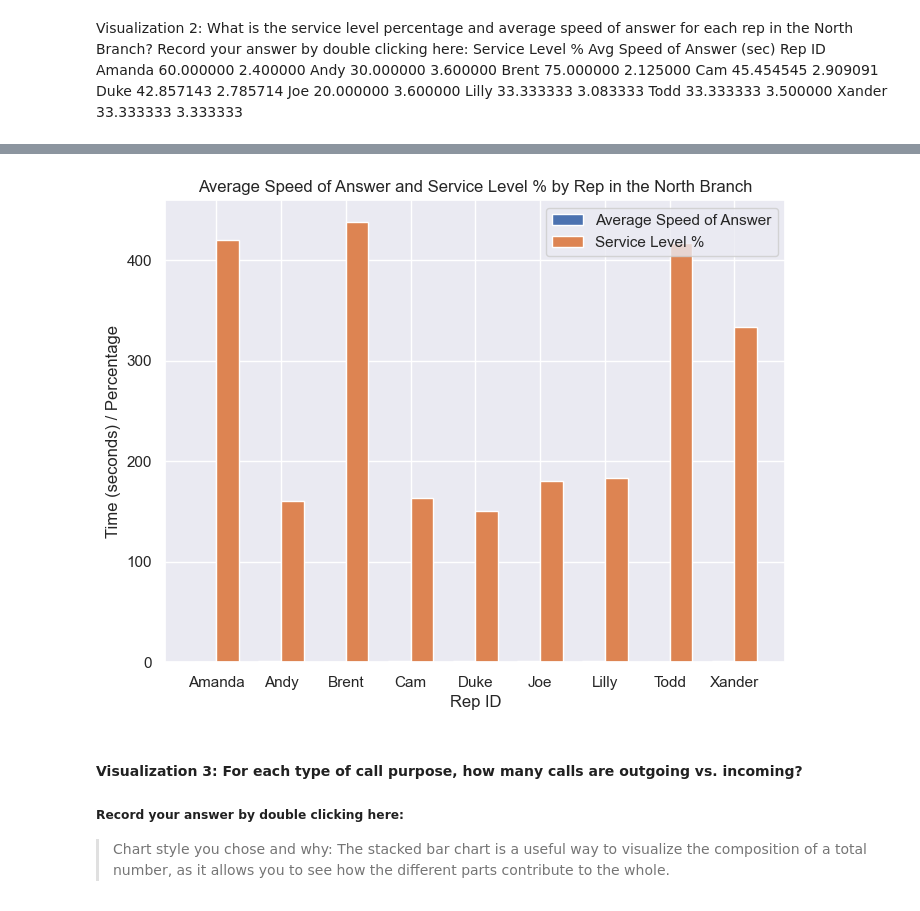
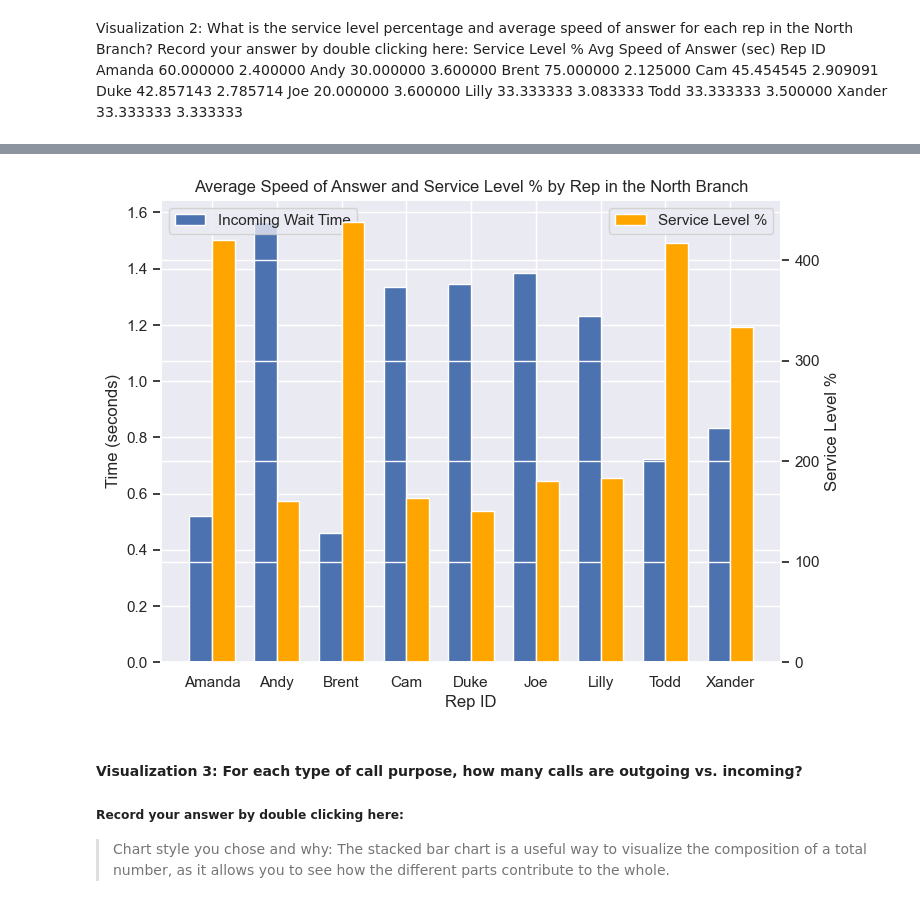
Before and after one commit to farasaidi/call-center-cleanup-assignment, a Jupyter notebook: Call_Center_Cleanup.ipynb, the cells around one changed output, grey strips where cells are left out. Saved outputs shown, nothing was run; the diff lists cells and outputs as text; code cells hidden in the pictures.

```diff
--- a/Call_Center_Cleanup.ipynb
+++ b/Call_Center_Cleanup.ipynb
@@ -445,18 +468,3 @@ Joe           20.000000                   3.600000
 Lilly         33.333333                   3.083333
 Todd          33.333333                   3.500000
 Xander        33.333333                   3.333333
-# %%
-north_df = df[df["Branch"] == "North"]
-incoming_calls = north_df[north_df["Incoming or Outgoing"] == "Incoming"]
-
-quick_calls = incoming_calls[incoming_calls["Incoming Wait Time"] <= 2.0]
-quick_stats = quick_calls.groupby("Rep ID")["Calls"].sum()
-
-total_stats = incoming_calls.groupby("Rep ID")["Calls"].sum()
-service_level = (quick_stats / total_stats) * 100
-avg_speed_of_answer = incoming_calls.groupby("Rep ID")["Incoming Wait Time"].mean()
-north_stats = pd.DataFrame({
-    "Service Level %": service_level,
-    "Avg Speed of Answer (sec)": avg_speed_of_answer
-})
-print(north_stats)
@@ -492,45 +488,53 @@ rep_calls = total_calls_in[["Rep ID", "Calls"]]
 total_stats = rep_calls.groupby(["Rep ID"]).sum() # Final Table
 
 #  Table 3: Service Level Percentage created via merge
 service_level = pd.merge(quick_stats, total_stats, on="Rep ID")
 
 # Create Percentage Column in Table 3
 service_level["Service Level %"] = service_level["Calls_x"]/service_level["Calls_y"] * 100
 
 #Your Code Here:
 # Merge the north_plt and service_level dataframes
 north_stats = pd.merge(north_plt, service_level, on="Rep ID")
-import matplotlib.pyplot as plt
 
 # Set up the figure
-fig, ax = plt.subplots(figsize=(8, 6))
+fig, ax1 = plt.subplots(figsize=(8, 6))
 
 # Set the x-axis labels as the rep IDs
 labels = north_stats["Rep ID"]
 
 # Set the x-axis positions for each group of bars
 x = np.arange(len(labels))
 
 # Set the width of each bar
 width = 0.35
 
-# Plot the average speed of answer bars
-ax.bar(x - width/2, north_stats["Incoming Wait Time"], width, label="Average Speed of Answer")
+# Plot the incoming wait time bars
+ax1.bar(x - width/2, north_stats["Incoming Wait Time"], width, label="Incoming Wait Time")
+
+# Set the y-axis label for the incoming wait time bars
+ax1.set_ylabel("Time (seconds)")
+
+# Create a second y-axis for the service level percentage bars
+ax2 = ax1.twinx()
 
 # Plot the service level percentage bars
-ax.bar(x + width/2, north_stats["Service Level %"], width, label="Service Level %")
+ax2.bar(x + width/2, north_stats["Service Level %"], width, label="Service Level %", color="orange")
+
+# Set the y-axis label for the service level percentage bars
+ax2.set_ylabel("Service Level %")
 
 # Add the x-axis labels, title, and legend
-ax.set_xticks(x)
-ax.set_xticklabels(labels)
-ax.set_xlabel("Rep ID")
-ax.set_ylabel("Time (seconds) / Percentage")
-ax.set_title("Average Speed of Answer and Service Level % by Rep in the North Branch")
-ax.legend()
+ax1.set_xticks(x)
+ax1.set_xticklabels(labels)
+ax1.set_xlabel("Rep ID")
+ax1.set_title("Average Speed of Answer and Service Level % by Rep in the North Branch")
+ax1.legend(loc="upper left")
+ax2.legend(loc="upper right")
 
 plt.show()
 # %% [output]
-[figure, old version]
+[figure, new version]
 # %% [markdown]
 #### Visualization 3: For each type of call purpose, how many calls are outgoing vs. incoming?
 ##### Record your answer by double clicking here:
```
Also changed, not shown: parts of 3 cells of this notebook.
